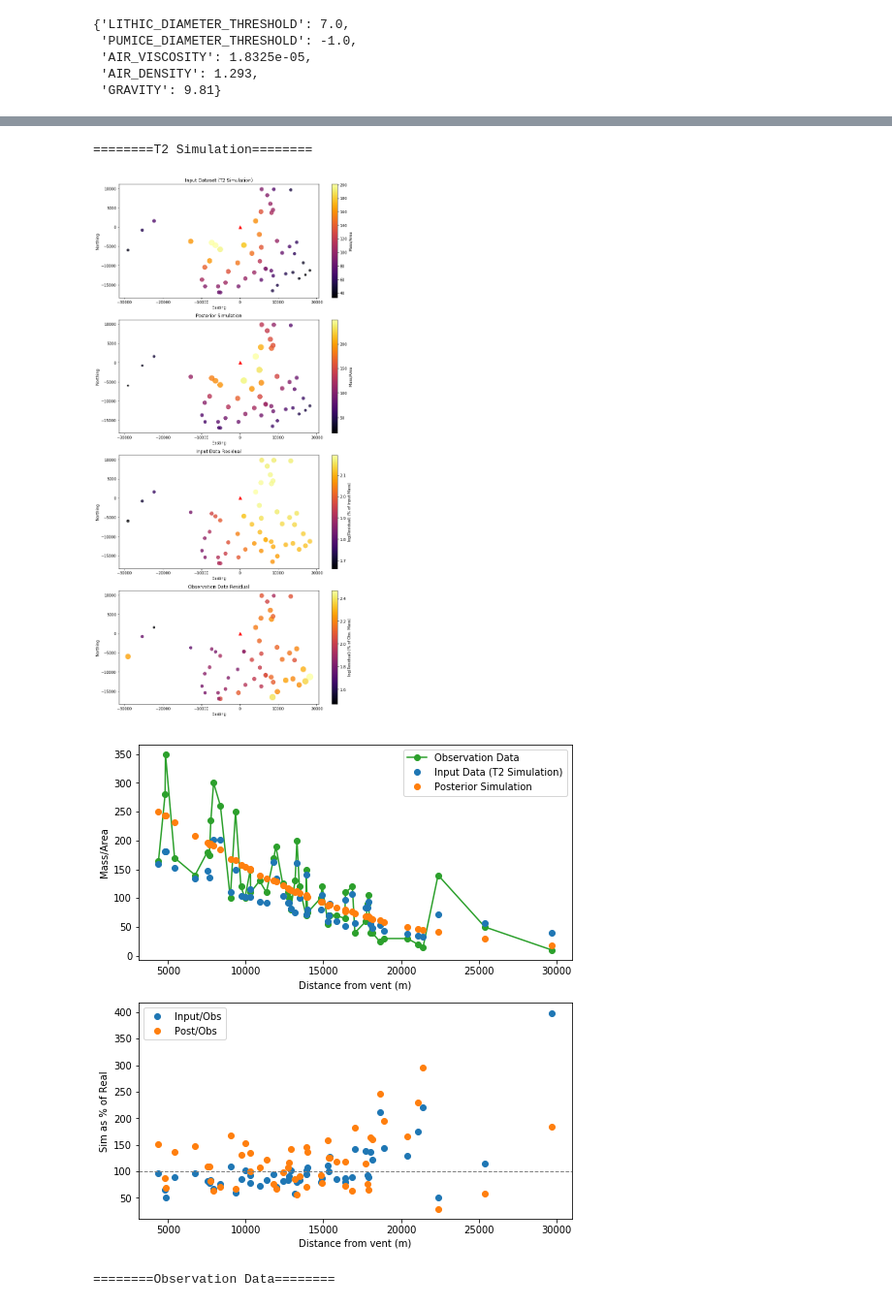
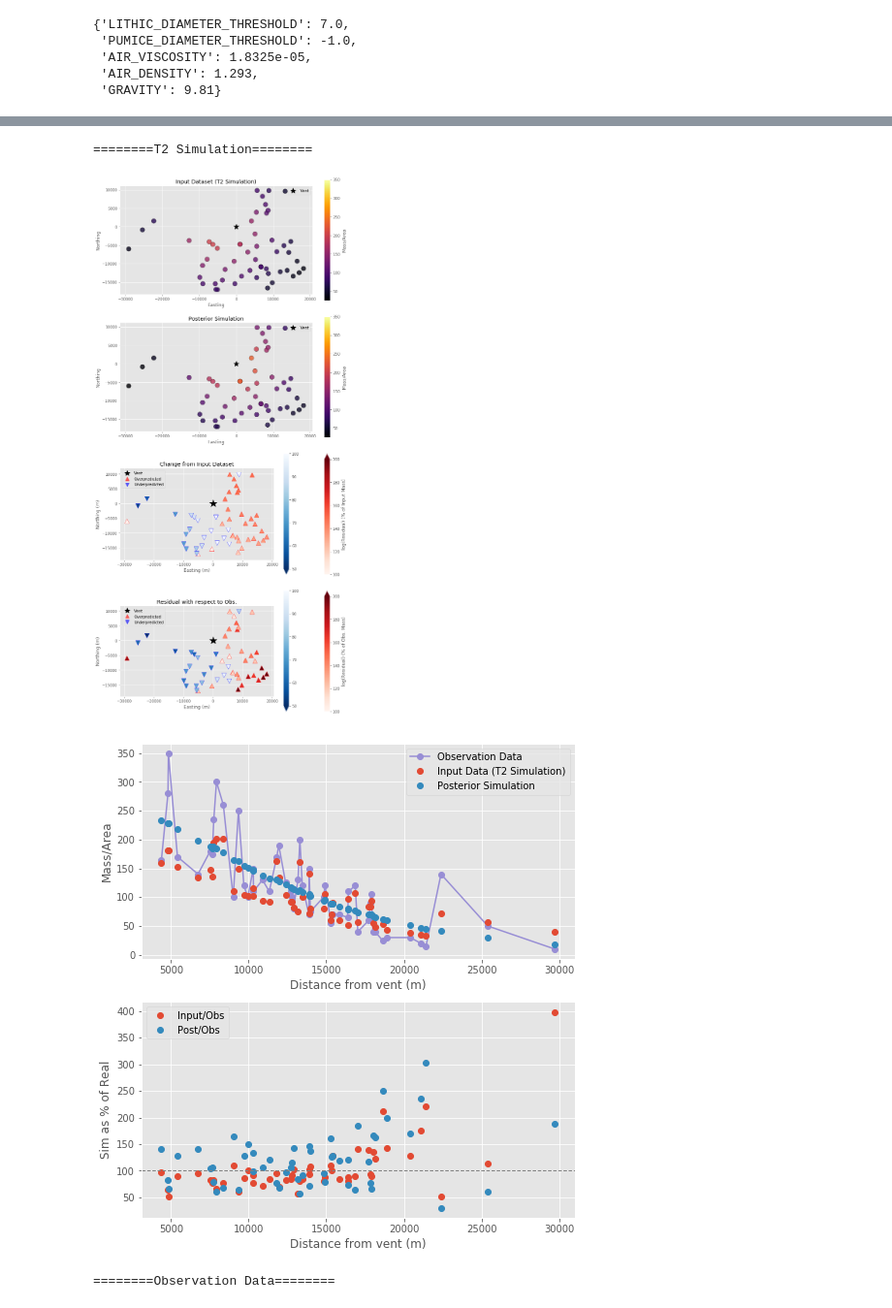
Before and after one commit to nmostert/inversion_project, a Jupyter notebook: Pululagua_Inversion_Examples.ipynb, the cells around one changed output, grey strips where cells are left out. Shown at 97% size. Drawn from its saved outputs; the diff is of its cells as text; code cells hidden in the pictures.

```diff
--- a/Pululagua_Inversion_Examples.ipynb
+++ b/Pululagua_Inversion_Examples.ipynb
@@ -44,7 +46,7 @@ plt.show()
 obs_df = raw_df.copy()
 
 #This is going to be 100 across. Just needs to be the same as the other dfs.
-obs_df["Residual"] = obs_df["MassArea"]/obs_df["MassArea"]*100
+obs_df["Residual"] = obs_df["MassArea"]/obs_df["MassArea"]
 
 vis.plot_sample(obs_df, vent=(0,0), log=False, title="Preprocessed Data", cbar_label="Mass/Area")
 # plt.savefig("pululagua/All_trans.png", dpi=200, format='png')
@@ -55,7 +57,7 @@ plt.show()
 # %%
 t2_df, _, _, _ = io.read_tephra2("data/pululagua/pulu_out.txt")
 
-t2_df["Residual"] = t2_df["MassArea"].values/obs_df["MassArea"].values*100
+t2_df["Residual"] = t2_df["MassArea"].values/obs_df["MassArea"].values
 
 display(t2_df.head())
 # %% [output]
@@ -218,6 +220,6 @@ forward_df = df_merge
 
 forward_df["radius"] = np.sqrt(forward_df["Easting"]**2 + forward_df["Northing"]**2)
 forward_df = forward_df.sort_values(by=['radius'])
-forward_df["Residual"] = forward_df["MassArea"].values/obs_df["MassArea"].values*100
+forward_df["Residual"] = forward_df["MassArea"].values/obs_df["MassArea"].values
 display(forward_df.head())
 # %% [output]
@@ -302,7 +362,7 @@ priors_vals = {
     "h1": 25000,
     "u": 1e-9,
     "v": 1e-9,
-    "D": config["DIFFUSION_COEFFICIENT"],
+    "D": 1000,
     "ftt": config["FALL_TIME_THRESHOLD"],
     "M": config["ERUPTION_MASS"]
 }
@@ -473,21 +542,21 @@ for name, params, mass, in_data in zip(names, params_list, inverted_masses_list,
 
     post_df["radius"] = np.sqrt(post_df["Easting"]**2 + post_df["Northing"]**2)
     post_df = post_df.sort_values(by=['radius'])
-    post_df["Residual"] = post_df["MassArea"].values/obs_df["MassArea"].values*100
-    post_df["Change"] = post_df["MassArea"].values/in_data["MassArea"].values*100
+    post_df["Residual"] = post_df["MassArea"].values/obs_df["MassArea"].values
+    post_df["Change"] = post_df["MassArea"].values/in_data["MassArea"].values
 
     fig, axs = plt.subplots(4,1, figsize=(
             10, 20), facecolor='w', edgecolor='k')
     axs = axs.ravel()
-
-    vis.plot_sample(in_data, vent=(0,0), log=False,
+    bounds = (25, 350)
+    vis.plot_sample(in_data, vent=(0,0), log=False,bounds=bounds,
                 title="Input Dataset (%s)"%name, cbar_label="Mass/Area", ax=axs[0])
-    vis.plot_sample(post_df, vent=(0,0), log=False,
+    vis.plot_sample(post_df, vent=(0,0), log=False, bounds=bounds,
                 title="Posterior Simulation", cbar_label="Mass/Area", ax=axs[1])
-    vis.plot_sample(post_df, vent=(0,0), log=True, values="Change",
-                title="Input Data Residual", cbar_label="log(Residual) (% of Input Mass)", ax=axs[2])
-    vis.plot_sample(post_df, vent=(0,0), log=True, values="Residual",
-                title="Observation Data Residual", cbar_label="log(Residual) (% of Obs. Mass)", ax=axs[3])
+    vis.plot_residuals(post_df, vent=(0,0), values="Change", plot_type="cmap",
+                title="Change from Input Dataset", cbar_label="log(Residual) (% of Input Mass)", ax=axs[2])
+    vis.plot_residuals(post_df, vent=(0,0), values="Residual", plot_type="cmap",
+                title="Residual with respect to Obs.", cbar_label="log(Residual) (% of Obs. Mass)", ax=axs[3])
 
     plt.tight_layout()
     plt.show()
@@ -505,8 +574,8 @@ for name, params, mass, in_data in zip(names, params_list, inverted_masses_list,
     axs[0].set_ylabel("Mass/Area")
 
 
-    axs[1].plot(in_data["radius"].values, in_data["Residual"].values, 'C0o', label="Input/Obs")
-    axs[1].plot(post_df["radius"].values, post_df["Residual"].values, 'C1o', label="Post/Obs")
+    axs[1].plot(in_data["radius"].values, in_data["Residual"].values*100, 'C0o', label="Input/Obs")
+    axs[1].plot(post_df["radius"].values, post_df["Residual"].values*100, 'C1o', label="Post/Obs")
     axs[1].axhline(100, linestyle="--", lw=1, c="gray")
     axs[1].legend()
     axs[1].set_xlabel("Distance from vent (m)")
@@ -519,4 +588,4 @@ for name, params, mass, in_data in zip(names, params_list, inverted_masses_list,
 ========T2 Simulation========
-[figure, old version]
+[figure, new version]
-[figure, old version]
+[figure, new version]
 ========Observation Data========
```
Also changed, not shown: parts of 17 cells of this notebook, 5 other files.
